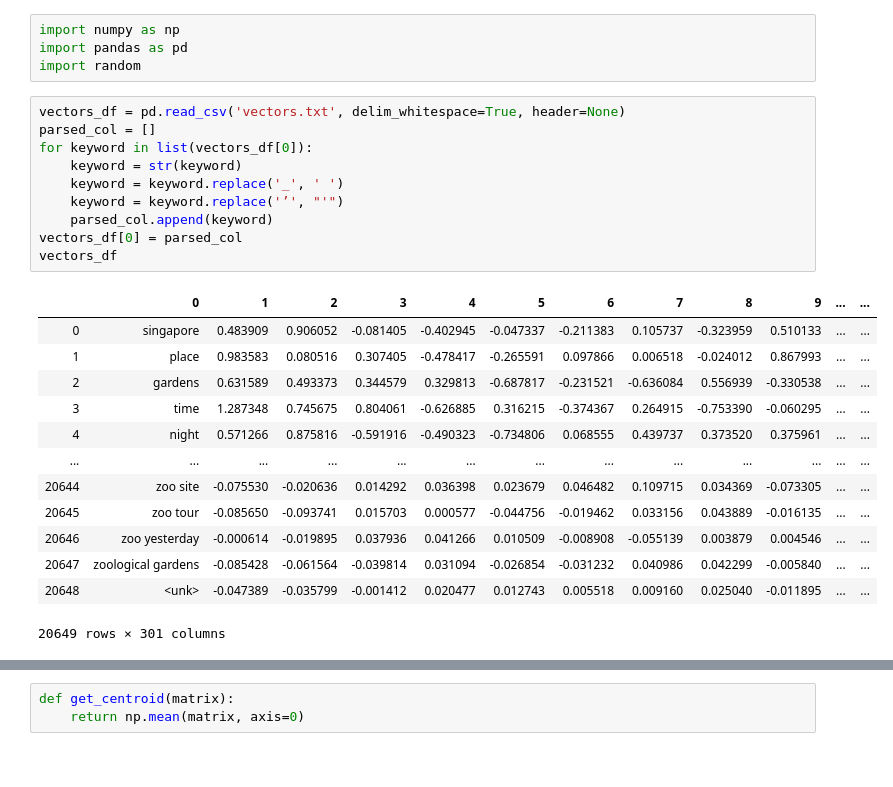
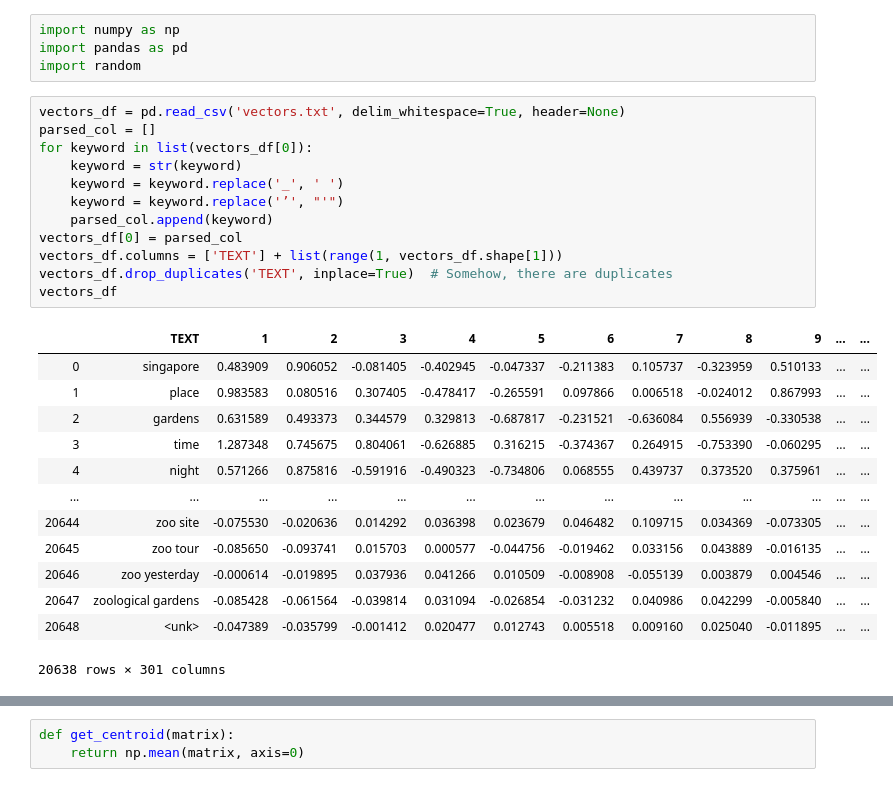
Before and after one commit to Pudgilicious/STB_social_media, a Jupyter notebook: experimentation/yifei_experiment/GloVe/distances.ipynb, the cells around one changed output, grey strips where cells are left out. Saved outputs shown, nothing was run; the diff lists cells and outputs as text.

```diff
--- a/experimentation/yifei_experiment/GloVe/distances.ipynb
+++ b/experimentation/yifei_experiment/GloVe/distances.ipynb
@@ -5,15 +5,17 @@ import random
 # %%
 vectors_df = pd.read_csv('vectors.txt', delim_whitespace=True, header=None)
 parsed_col = []
 for keyword in list(vectors_df[0]):
     keyword = str(keyword)
     keyword = keyword.replace('_', ' ')
     keyword = keyword.replace('’', "'")
     parsed_col.append(keyword)
 vectors_df[0] = parsed_col
+vectors_df.columns = ['TEXT'] + list(range(1, vectors_df.shape[1]))
+vectors_df.drop_duplicates('TEXT', inplace=True)  # Somehow, there are duplicates
 vectors_df
 # %% [output]
-|  | 0 | 1 | 2 | 3 | 4 | 5 | 6 | 7 | 8 | 9 | ... | ... |
+|  | TEXT | 1 | 2 | 3 | 4 | 5 | 6 | 7 | 8 | 9 | ... | ... |
 | 0 | singapore | 0.483909 | 0.906052 | -0.081405 | -0.402945 | -0.047337 | -0.211383 | 0.105737 | -0.323959 | 0.510133 | ... | ... |
 | 1 | place | 0.983583 | 0.080516 | 0.307405 | -0.478417 | -0.265591 | 0.097866 | 0.006518 | -0.024012 | 0.867993 | ... | ... |
 | 2 | gardens | 0.631589 | 0.493373 | 0.344579 | 0.329813 | -0.687817 | -0.231521 | -0.636084 | 0.556939 | -0.330538 | ... | ... |
@@ -25,4 +27,4 @@ vectors_df
 | 20646 | zoo yesterday | -0.000614 | -0.019895 | 0.037936 | 0.041266 | 0.010509 | -0.008908 | -0.055139 | 0.003879 | 0.004546 | ... | ... |
 | 20647 | zoological gardens | -0.085428 | -0.061564 | -0.039814 | 0.031094 | -0.026854 | -0.031232 | 0.040986 | 0.042299 | -0.005840 | ... | ... |
 | 20648 | <unk> | -0.047389 | -0.035799 | -0.001412 | 0.020477 | 0.012743 | 0.005518 | 0.009160 | 0.025040 | -0.011895 | ... | ... |
-20649 rows × 301 columns
+20638 rows × 301 columns
```
Also changed, not shown: parts of 14 cells of this notebook, 1 other file.
